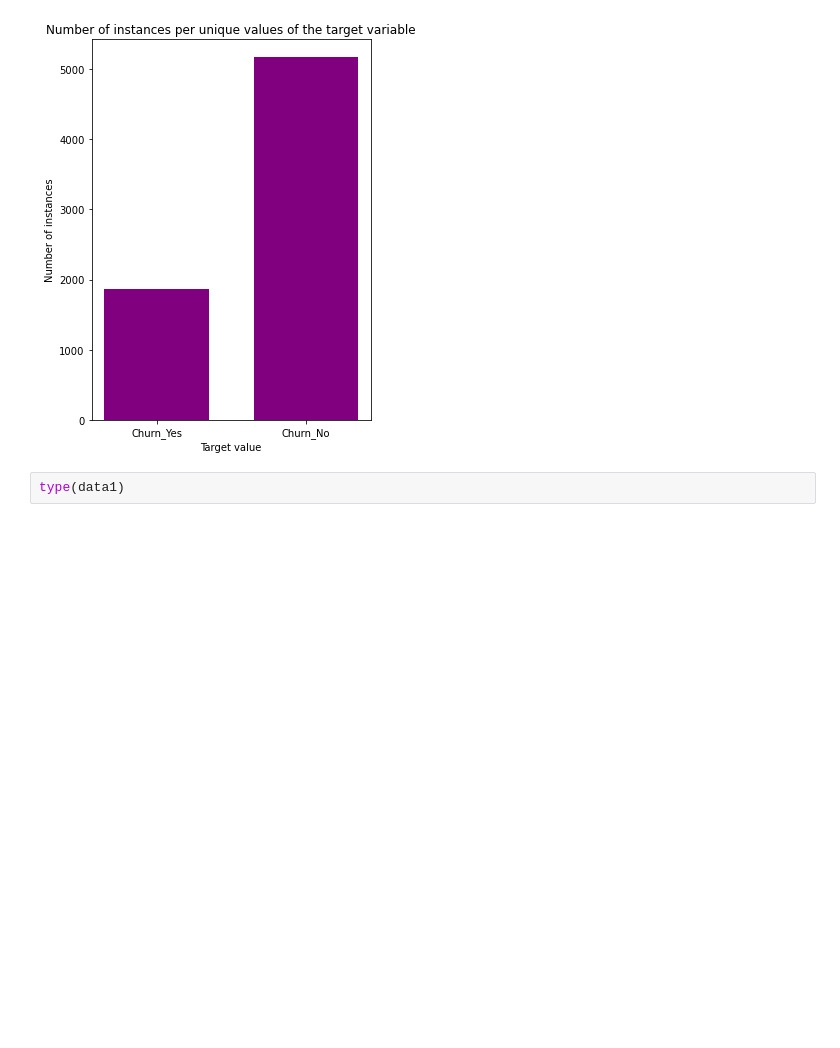
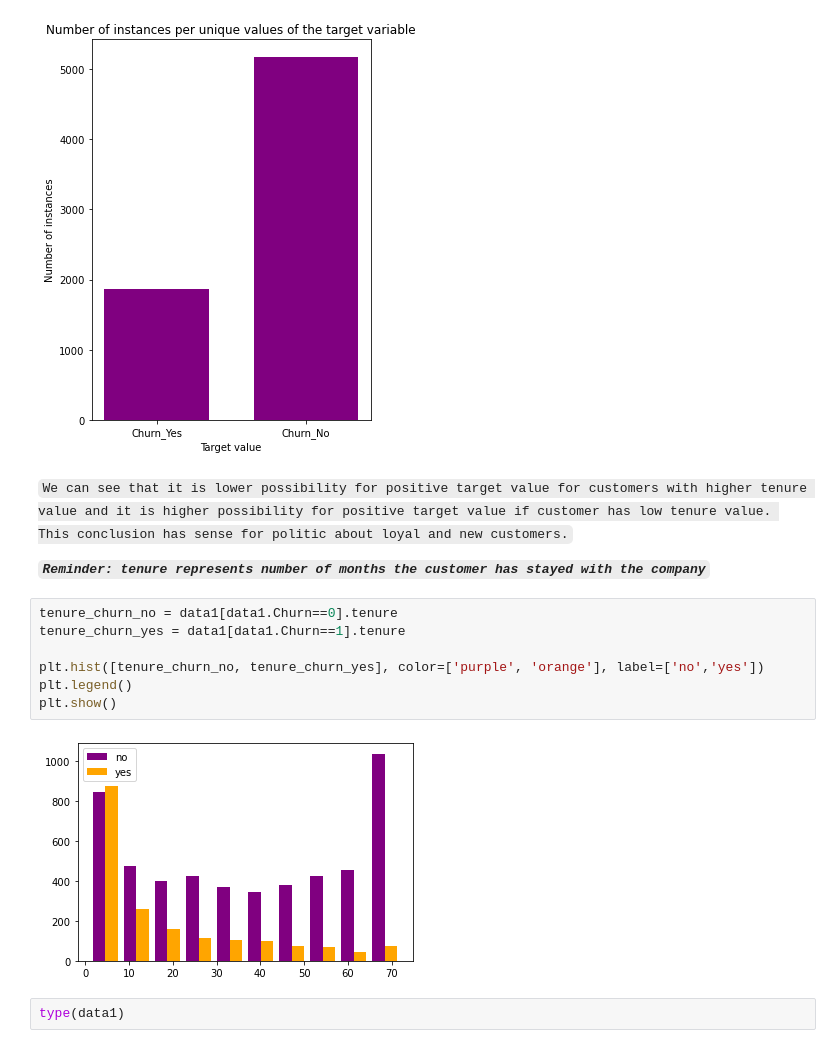
Before and after one commit to milicagaljak/TelcoCustomerChurn, a Jupyter notebook: 01_dataset_processing.ipynb, the cells around one changed output. Drawn from its saved outputs; the diff is of its cells as text; blank space fills up the shorter version.

```diff
--- a/01_dataset_processing.ipynb
+++ b/01_dataset_processing.ipynb
@@ -330,6 +330,19 @@ plt.xlabel("Target value")
 plt.show()
 # %% [output]
 [figure]
+# %% [markdown]
+`We can see that it is lower possibility for positive target value for customers with higher tenure value and it is higher possibility for positive target value if customer has low tenure value. This conclusion has sense for politic about loyal and new customers.`
+
+***`Reminder: tenure represents number of months the customer has stayed with the company`***
+# %%
+tenure_churn_no = data1[data1.Churn==0].tenure
+tenure_churn_yes = data1[data1.Churn==1].tenure
+
+plt.hist([tenure_churn_no, tenure_churn_yes], color=['purple', 'orange'], label=['no','yes'])
+plt.legend()
+plt.show()
+# %% [output]
+[figure, added]
 # %%
 type(data1)
 # %% [output]
```
